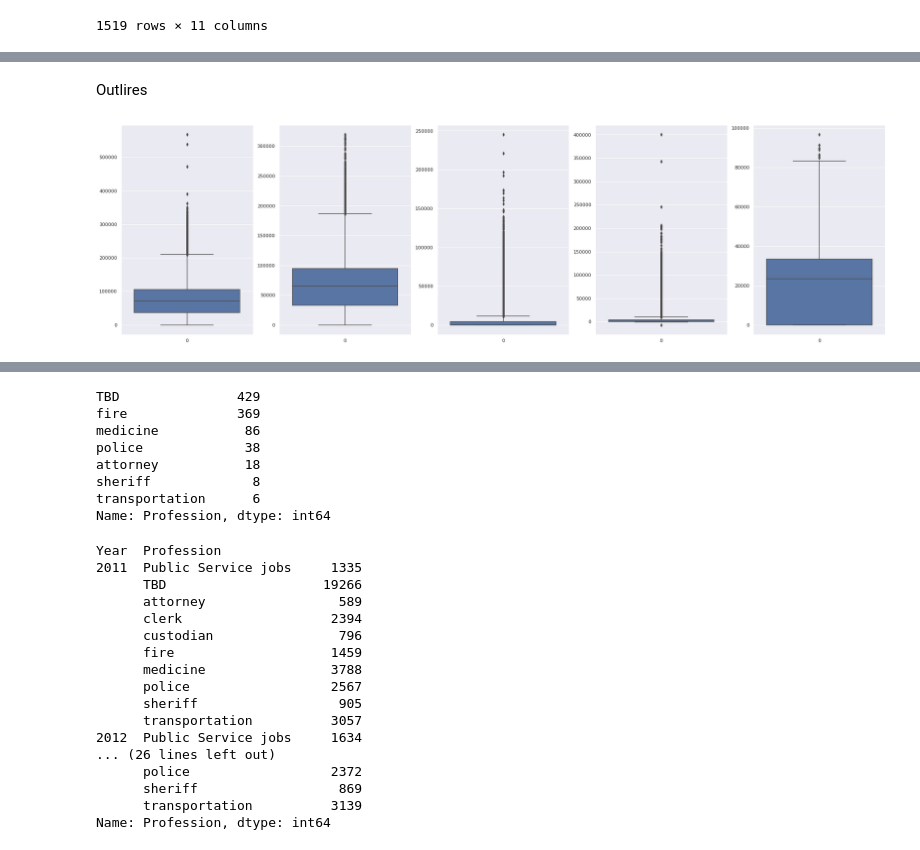
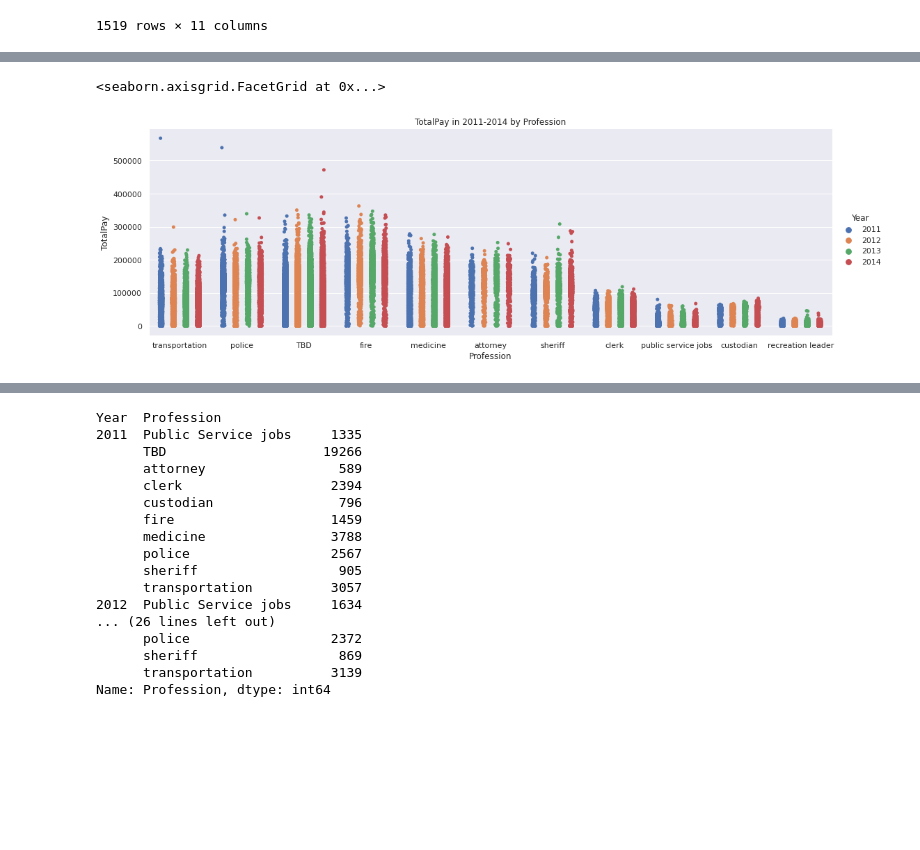
Before and after one commit to savitskaya-om/python, a Jupyter notebook: project/PROJECT.ipynb, the cells around one changed output, grey strips where cells are left out. Drawn from its saved outputs; the diff is of its cells as text; code cells hidden in the pictures; blank space fills up the shorter version.

```diff
--- a/project/PROJECT.ipynb
+++ b/project/PROJECT.ipynb
@@ -379,13 +398,0 @@ sal[sal.Profession == "TBD"].describe()
-# %% [markdown]
-Outlires
-# %%
-fig, axes = plt.subplots(1, 5, figsize=(32, 9))
-
-sns.boxplot(data = sal['TotalPay'], ax=axes[0])
-sns.boxplot(data = sal['BasePay'], ax=axes[1])
-sns.boxplot(data = sal['OvertimePay'], ax=axes[2])
-sns.boxplot(data = sal['OtherPay'], ax=axes[3])
-sns.boxplot(data = sal['Benefits'], ax=axes[4])
-plt.show()
-# %% [output]
-[figure, removed]
@@ -402,3 +399,8 @@ lower = np.where(sal['TotalPay'] <= (Q3-1.5*IQR))
+# %%
+sns.catplot(x="Profession", y="TotalPay",  data=sal, aspect = 3, hue = "Year", dodge=True).set(title='TotalPay in 2011-2014 by Profession')
+# %% [output]
+<seaborn.axisgrid.FacetGrid at 0x...>
+[figure, added]
 # %%
 sal.nlargest(5, 'TotalPay')
 # %% [output]
@@ -415,14 +413,3 @@ idx = idx2.intersection(idx1).values
-# %%
-sal["Profession"].loc[idx1].value_counts()
-# %% [output]
-TBD               429
-fire              369
-medicine           86
-police             38
-attorney           18
-sheriff             8
-transportation      6
-Name: Profession, dtype: int64
 # %%
 sal[["Profession","Year"]].groupby(["Year", "Profession"]).Profession.count()
 # %% [output]
```
Also changed, not shown: parts of 11 cells of this notebook.
